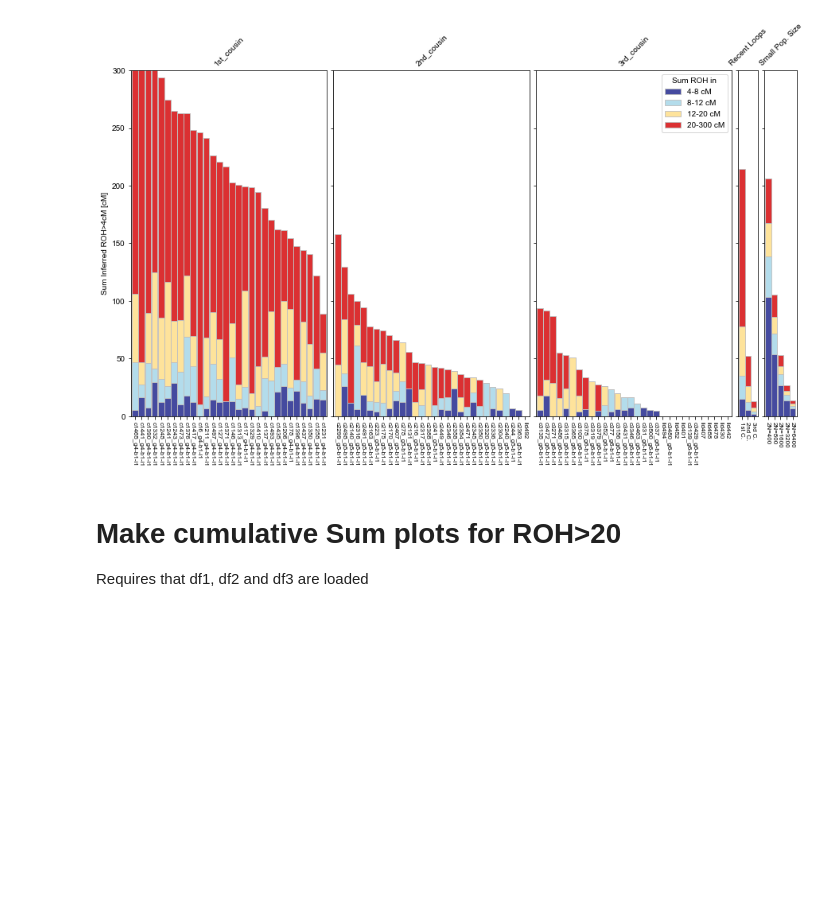
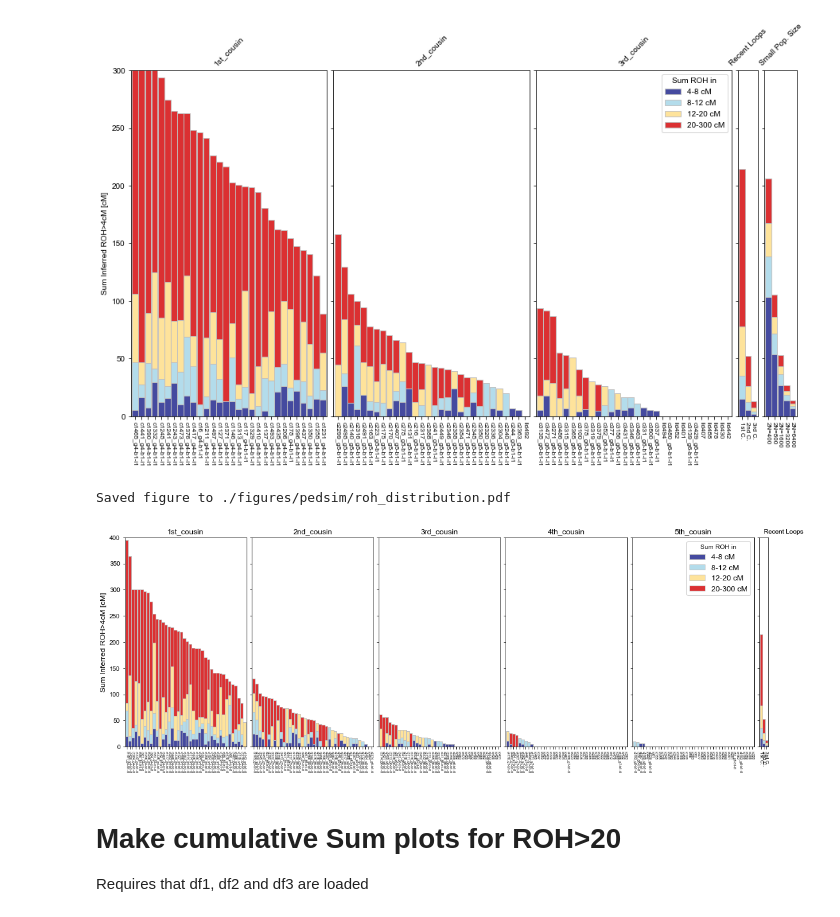
Before and after one commit to hringbauer/hapROH, a Jupyter notebook: Notebooks/AnalyzeData/analyze_ped_sim.ipynb, the cells around one changed output. Saved outputs shown, nothing was run; the diff lists cells and outputs as text; code cells hidden in the pictures; blank space fills up the shorter version.

```diff
--- a/Notebooks/AnalyzeData/analyze_ped_sim.ipynb
+++ b/Notebooks/AnalyzeData/analyze_ped_sim.ipynb
@@ -138,5 +139,5 @@ Wall time: 23.8 s
 # %%
 %%time
 df3 = to_hapsburg_df(path_segments = "./Data/PedSim/c3.seg",
-                     clst="3rd_cousin", savepath="./Empirical/c3.tsv", n=500)
+                     clst="3rd_cousin", savepath="./Empirical/PedSim/c3.tsv", n=500)
 # %% [output]
@@ -145,0 +147,4 @@ Wall time: 9.94 s
+# %%
+%%time
+df4 = to_hapsburg_df(path_segments = "./Data/PedSim/c4.seg",
+                     clst="4th_cousin", savepath="./Empirical/PedSim/c4.tsv", n=500)
@@ -145,0 +155,4 @@ Wall time: 9.94 s
+# %%
+%%time
+df5 = to_hapsburg_df(path_segments = "./Data/PedSim/c5.seg",
+                     clst="5th_cousin", savepath="./Empirical/PedSim/c5.tsv", n=500)
@@ -332,6 +379,18 @@ plot_panel_row(df_samples, ylim=[0,300],
                leg_pos=-1)
 # %% [output]
 [figure]
+# %%
+df_samples = [df.sample(n=40).sort_values(by="sum_roh>4", ascending=False)
+                  for df in [df1, df2, df3, df4, df5]]
+# %%
+plot_panel_row(df_samples, ylim=[0,400],
+               figsize=(18,6), r_title=0, ha_title="center",
+               fs_t=12, fs_x=5, fs_y=12, fs_l=12,
+               leg_pos=-1, degrees=[1, 2, 3], Ns=[],
+               savepath="./figures/pedsim/roh_distribution.pdf")
+# %% [output]
+Saved figure to ./figures/pedsim/roh_distribution.pdf
+[figure, added]
 # %% [markdown]
 # Make cumulative Sum plots for ROH>20
 Requires that df1, df2 and df3 are loaded
```
Also changed, not shown: parts of 15 cells of this notebook, 7 other files.
